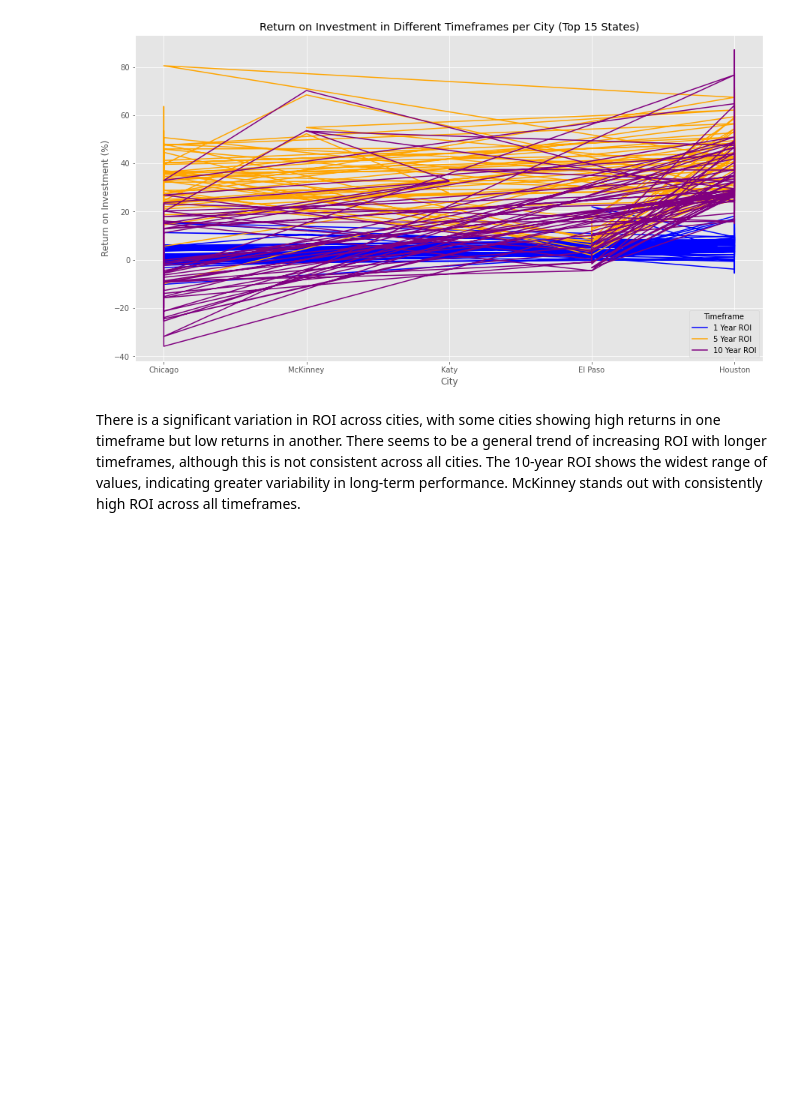
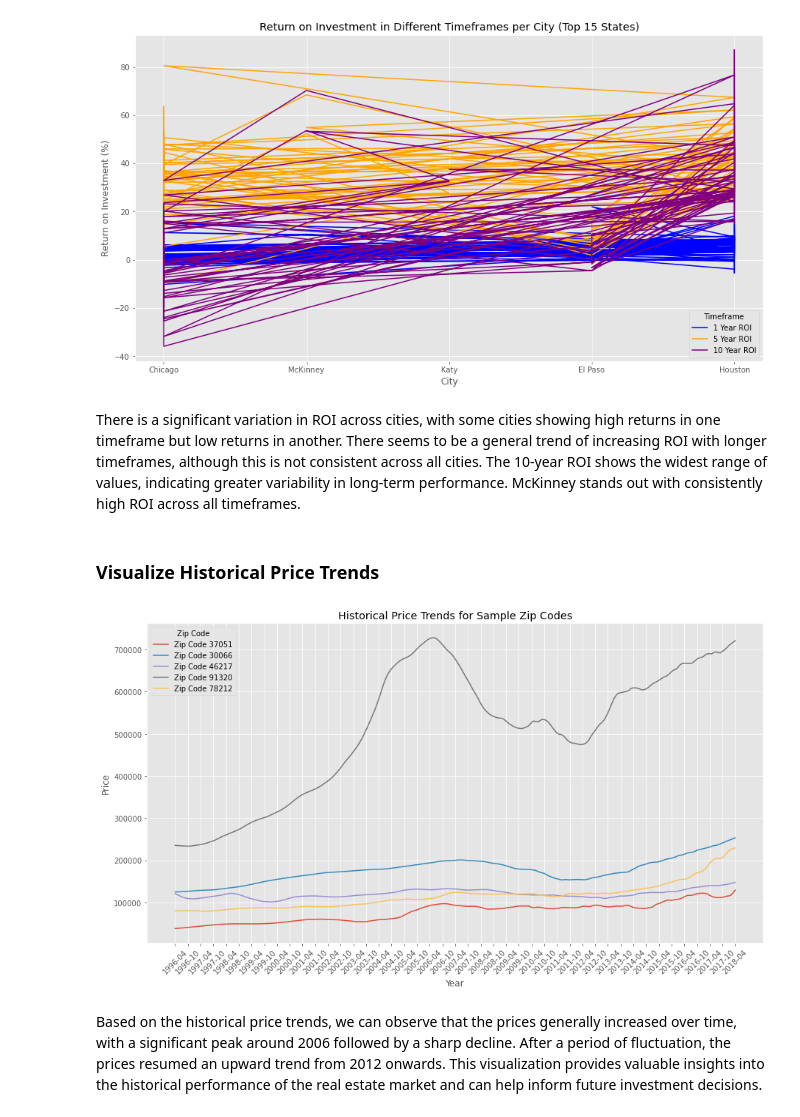
Before and after one commit to mbuvimuia/Time-Series-Analysis-Zillow-Data, a Jupyter notebook: index.ipynb, the cells around one changed output. Saved outputs shown, nothing was run; the diff lists cells and outputs as text; code cells hidden in the pictures; blank space fills up the shorter version.

Commit message:
Add Historical Price Trend Graph

```diff
--- a/index.ipynb
+++ b/index.ipynb
@@ -297,3 +297,37 @@ There is a significant variation in ROI across cities, with some cities showing
 There seems to be a general trend of increasing ROI with longer timeframes, although this is not consistent across all cities.
 The 10-year ROI shows the widest range of values, indicating greater variability in long-term performance.
 McKinney stands out with consistently high ROI across all timeframes.
+# %% [markdown]
+### Visualize Historical Price Trends
+# %%
+# Select a sample of zip codes for visualization
+sample_zip_codes = df_cleaned['RegionName'].sample(5).values
+
+# Set the index to RegionName for easier selection of rows by zip code
+df_cleaned.set_index('RegionName', inplace=True)
+
+# Extract time series data for the selected sample zip codes
+sample_data = df_cleaned.loc[sample_zip_codes]
+
+# Transpose the data to have dates as index
+sample_data_transposed = sample_data.loc[:, '1996-04': '2018-04'].T
+
+# Plot historical price trends for the selected zip codes
+plt.figure(figsize=(15,8))
+for zip_code in sample_data_transposed.columns:
+    plt.plot(sample_data_transposed.index, sample_data_transposed[zip_code], label=f'Zip Code {zip_code}')
+
+plt.xlabel('Year')
+plt.ylabel('Price')
+plt.title('Historical Price Trends for Sample Zip Codes')
+plt.legend(title='Zip Code')
+# Adjust the x-axis
+plt.xticks(rotation=45)
+plt.xticks(ticks=sample_data_transposed.index[::6])
+
+plt.grid(True)
+plt.show()
+# %% [output]
+[figure, added]
+# %% [markdown]
+Based on the historical price trends, we can observe that the prices generally increased over time, with a significant peak around 2006 followed by a sharp decline. After a period of fluctuation, the prices resumed an upward trend from 2012 onwards. This visualization provides valuable insights into the historical performance of the real estate market and can help inform future investment decisions.
```
Also changed, not shown: parts of 1 cell of this notebook.
